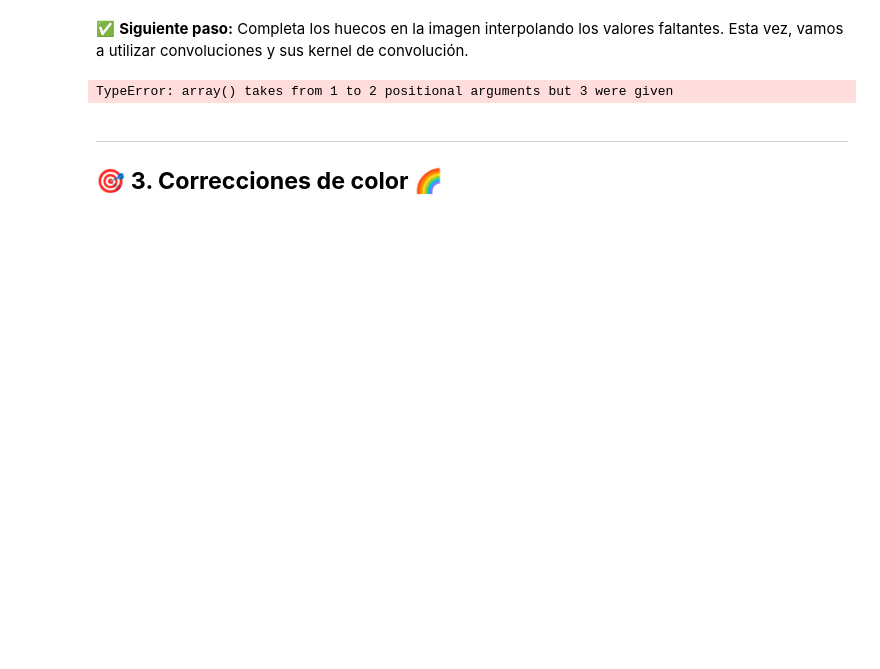
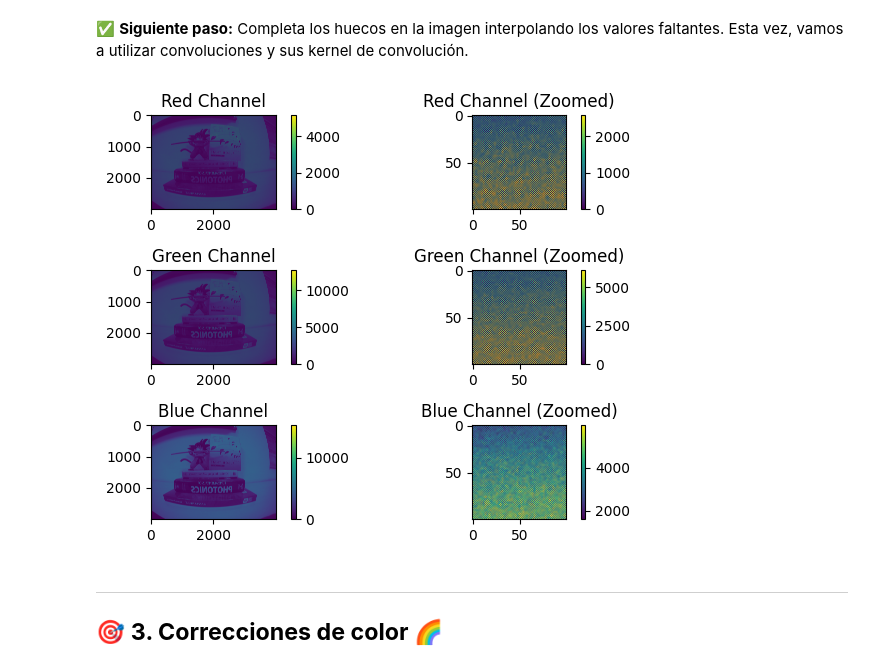
Before and after one commit to Aljrf06/Hands-on-Computer-Vision, a Jupyter notebook: sesiones/sesion2/Sesion2_1_Demosaicking.ipynb, the cells around one changed output. Saved outputs shown, nothing was run; the diff lists cells and outputs as text; code cells hidden in the pictures; blank space fills up the shorter version.

```diff
--- a/sesiones/sesion2/Sesion2_1_Demosaicking.ipynb
+++ b/sesiones/sesion2/Sesion2_1_Demosaicking.ipynb
@@ -194,34 +194,34 @@ Esta vez, vamos a utilizar convoluciones y sus kernel de convolución.
 # %%
 # 🏆 Escribe aquí el código para completar los valores faltantes:
 
 #Filtro lineal para el canal verde
-G_KERNEL = np.array([0,1,0],[1,0,1],[0,1,0])
+G_KERNEL = np.array([[0,1,0],[1,0,1],[0,1,0]])
 
 #Filtro lineal para los canales azul y rojo (Note la diferencia)
-RB_KERNEL = np.array([0,1,0],[1,0,1],[0,1,0])
+RB_KERNEL = np.array([[0,1,0],[1,0,1],[0,1,0]])
 
 r = convolve(r, RB_KERNEL, mode='nearest')
 b = convolve(b, RB_KERNEL, mode='nearest')
 g = convolve(g, G_KERNEL, mode='nearest')
 
 channels = [r, g, b]
 titles = ['Red Channel', 'Green Channel', 'Blue Channel']
 
 for i, channel in enumerate(channels):
     plt.subplot(3, 2, 2*i + 1)
     plt.imshow(channel)
     plt.title(titles[i])
     plt.colorbar()
 
     plt.subplot(3, 2, 2*i + 2)
     plt.imshow(channel[310:410, 1405:1505])
     plt.title(f'{titles[i]} (Zoomed)')
     plt.colorbar()
 
 plt.tight_layout()
 plt.show()
 # %% [output]
-TypeError: array() takes from 1 to 2 positional arguments but 3 were given
+[figure, added]
 # %% [markdown]
 ---
 ## 🎯 **3. Correcciones de color** <a name="tema4"></a> 🌈
```
Also changed, not shown: parts of 7 cells of this notebook.
